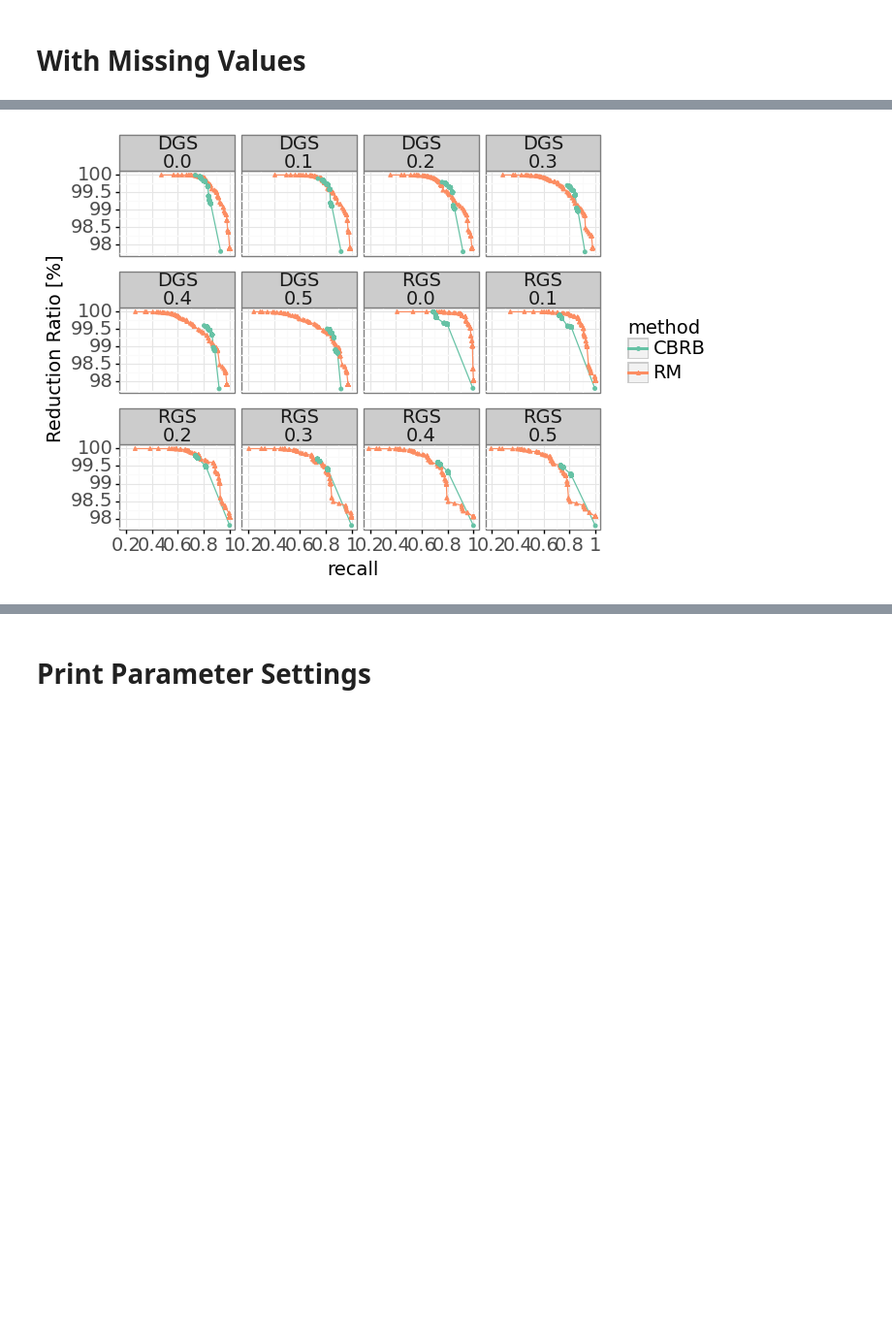
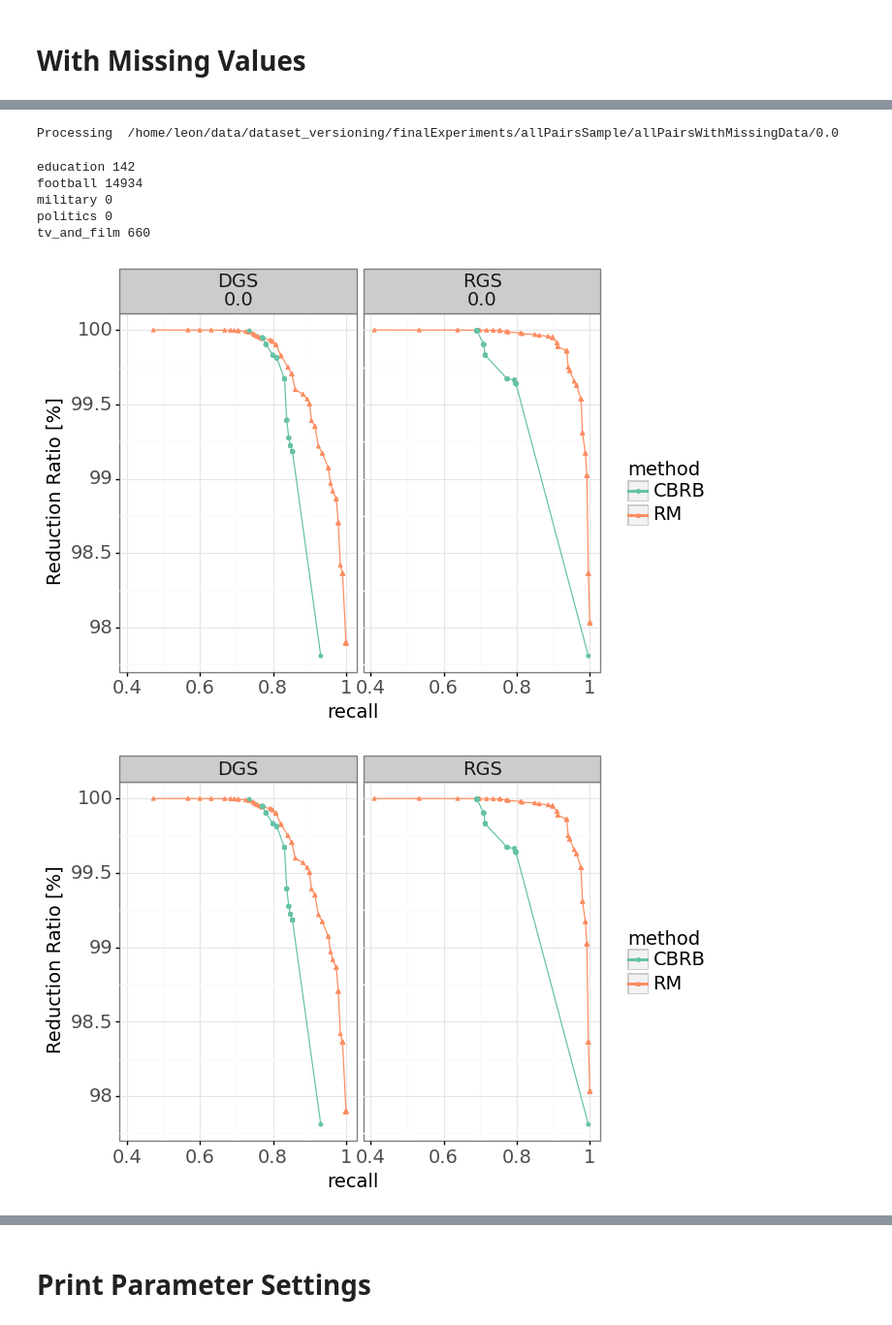
Before and after one commit to leonbornemann/RoleMatchingEvaluation, a Jupyter notebook: BlockingEvaluation.ipynb, the cells around one changed output, grey strips where cells are left out. Shown at 97% size. Cells and saved outputs as stored; diff of their text form; code cells hidden in the pictures; blank space fills up the shorter version.

Commit message:
Added missing data csv files

```diff
--- a/BlockingEvaluation.ipynb
+++ b/BlockingEvaluation.ipynb
@@ -566,8 +566,8 @@ def getRecall(goldStandard, ds, scoreName, weighted, threshold):
     recallDGS = mhm.getRecall(goldStandardThisDS,'currentScoreWithCutoff',weighted,bucketAndDatasetToWeight)
     return recallDGS
 
-goldStandardMissingValues=[0.0,0.1,0.2,0.3,0.4,0.5]
-
+#goldStandardMissingValues=[0.0,0.1,0.2,0.3,0.4,0.5]
+goldStandardMissingValues=[0.0]
 
 def readAllArtificialMissingValueGoldStandards(goldStandardMissingValues):
     goldStandardMap = {}
@@ -737,7 +742,8 @@ def getRecall(goldStandard, ds, scoreName, weighted, threshold):
     recallDGS = mhm.getRecall(goldStandardThisDS,'currentScoreWithCutoff',weighted,bucketAndDatasetToWeight)
     return recallDGS
 
-goldStandardMissingValues=[0.0,0.1,0.2,0.3,0.4,0.5]
+#goldStandardMissingValues=[0.0,0.1,0.2,0.3,0.4,0.5]
+goldStandardMissingValues=[0.0]
 
 
 def readAllArtificialMissingValueGoldStandards(goldStandardMissingValues):
@@ -823,22 +829,43 @@ max    1.344689e+09     99.999988      1.000000      0.500000      1.000000
+# %%
+dfAllPair = readMissingValueAllPairSample(0.0)
+# %% [output]
+Processing  /home/leon/data/dataset_versioning/finalExperiments/allPairsSample/allPairsWithMissingData/0.0
+# %%
+for ds,g in dfAllPair:
+    candidates = g[(g["VACount"]>=1) & (g["VACount"]<=120)]
+    print(ds,len(candidates))
+# %% [output]
+education 142
+football 14934
+military 0
+politics 0
+tv_and_film 660
 # %%
 from plotnine import *
 
 #we can never get worse in terms of reduction ratio if we choose less recall:
 def createSmoothedRR(x, finalDF):
     gs = x["GS"]
     method = x["method"]
     dataset = x["dataset"]
     recall = x["recall"]
     synthData = x["gs"]
     sorted = finalDF[(finalDF["dataset"]==dataset) & (finalDF["method"]==method) & (finalDF["GS"]==gs)  & (finalDF["gs"]==synthData) & (finalDF["recall"]>=recall)].sort_values('rr',ascending=False)
     bestRR = sorted.iloc[0]["rr"]
     return bestRR
 
 reductionRatioSmoothed = finalDF.apply(lambda x: createSmoothedRR(x,finalDF),axis=1)
 finalDF["rrSmooth"] = reductionRatioSmoothed
 finalDFMAA = finalDF[finalDF['dataset']=="MAA"]
+#with missing values:
 plot = ggplot(finalDFMAA, aes(x ='recall', y='rrSmooth', color="method", shape = "method")) + geom_line() + geom_point(size=1) + theme_bw() + facet_wrap(["GS","gs"]) + theme(text=element_text(size=14)) + ylab("Reduction Ratio [%]") + scale_color_brewer(type="qual",palette="Set2")
 print(plot)
 plot.save("exportedPlots/rrParametrizedMissingValues.png")
+#without missing values
+finalDFMAANoMissing = finalDFMAA[finalDFMAA["gs"]==0.0]
+plot = ggplot(finalDFMAANoMissing, aes(x ='recall', y='rrSmooth', color="method", shape = "method")) + geom_line() + geom_point(size=1) + theme_bw() + facet_wrap("GS") + theme(text=element_text(size=14)) + ylab("Reduction Ratio [%]") + scale_color_brewer(type="qual",palette="Set2")
+print(plot)
+plot.save("exported_plots_new/parametrizedEvaluation.pdf",width=leanPDFPlotWidth,height=leanPDFPlotHeight)
 # %% [output]
-[figure, old version]
+[figure, new version]
+[figure, added]
```
Also changed, not shown: parts of 5 cells of this notebook, 20 other files.
